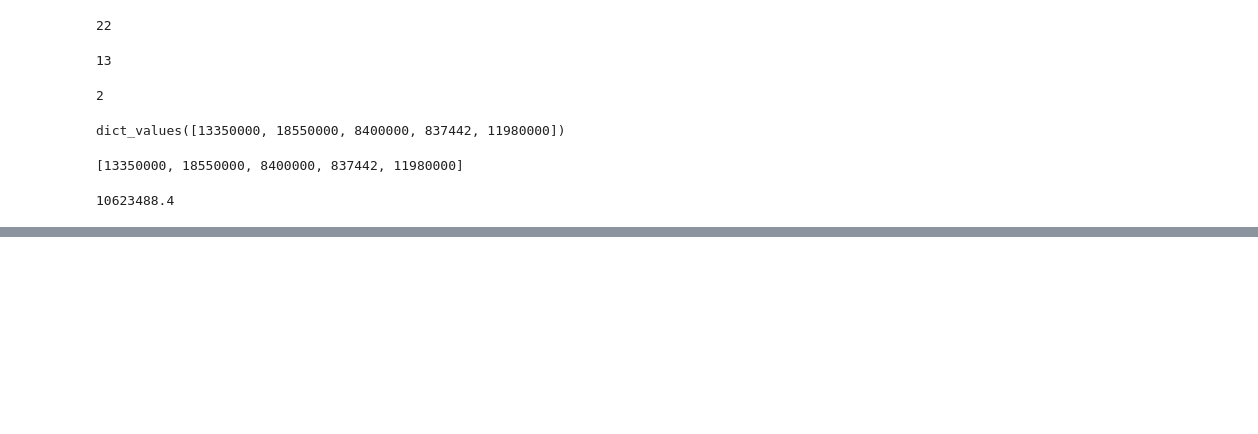
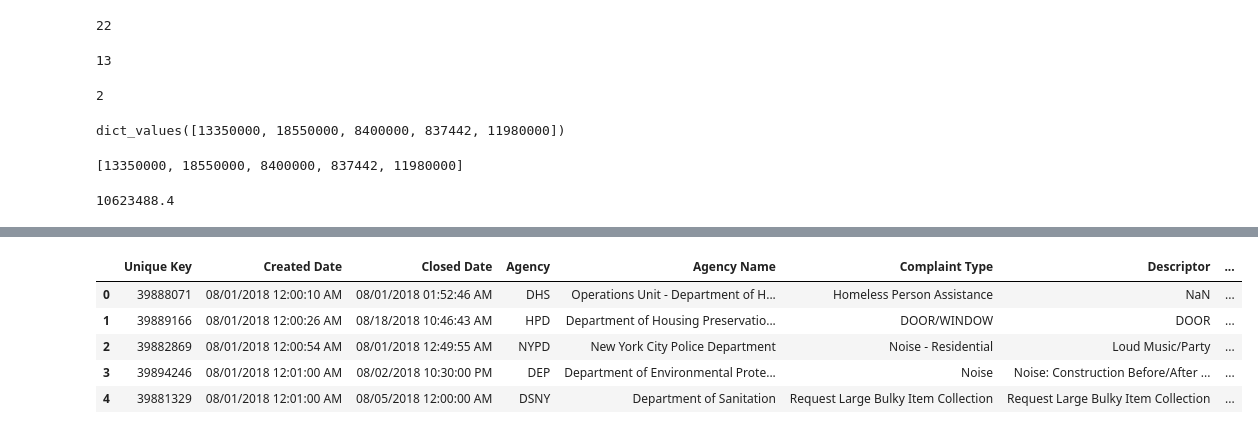
Before and after one commit to lrochaqu/nyu-python-public-policy, a Jupyter notebook: HW1.ipynb, the cells around one changed output, grey strips where cells are left out. Cells and saved outputs as stored; diff of their text form; code cells hidden in the pictures; blank space fills up the shorter version.

```diff
--- a/HW1.ipynb
+++ b/HW1.ipynb
@@ -281,0 +352,11 @@ numpy.mean(list(city_population.values()))
+# %%
+df = pd.read_csv('/content/drive/My Drive/Data for Python/311_Service_Requests_2018-19.csv', header='infer')
+# %%
+df.head()
+# %% [output]
+|  | Unique Key | Created Date | Closed Date | Agency | Agency Name | Complaint Type | Descriptor | ... |
+| 0 | 39888071 | 08/01/2018 12:00:10 AM | 08/01/2018 01:52:46 AM | DHS | Operations Unit - Department of H... | Homeless Person Assistance | NaN | ... |
+| 1 | 39889166 | 08/01/2018 12:00:26 AM | 08/18/2018 10:46:43 AM | HPD | Department of Housing Preservatio... | DOOR/WINDOW | DOOR | ... |
+| 2 | 39882869 | 08/01/2018 12:00:54 AM | 08/01/2018 12:49:55 AM | NYPD | New York City Police Department | Noise - Residential | Loud Music/Party | ... |
+| 3 | 39894246 | 08/01/2018 12:01:00 AM | 08/02/2018 10:30:00 PM | DEP | Department of Environmental Prote... | Noise | Noise: Construction Before/After ... | ... |
+| 4 | 39881329 | 08/01/2018 12:01:00 AM | 08/05/2018 12:00:00 AM | DSNY | Department of Sanitation | Request Large Bulky Item Collection | Request Large Bulky Item Collection | ... |
```
Also changed, not shown: parts of 21 cells of this notebook.
